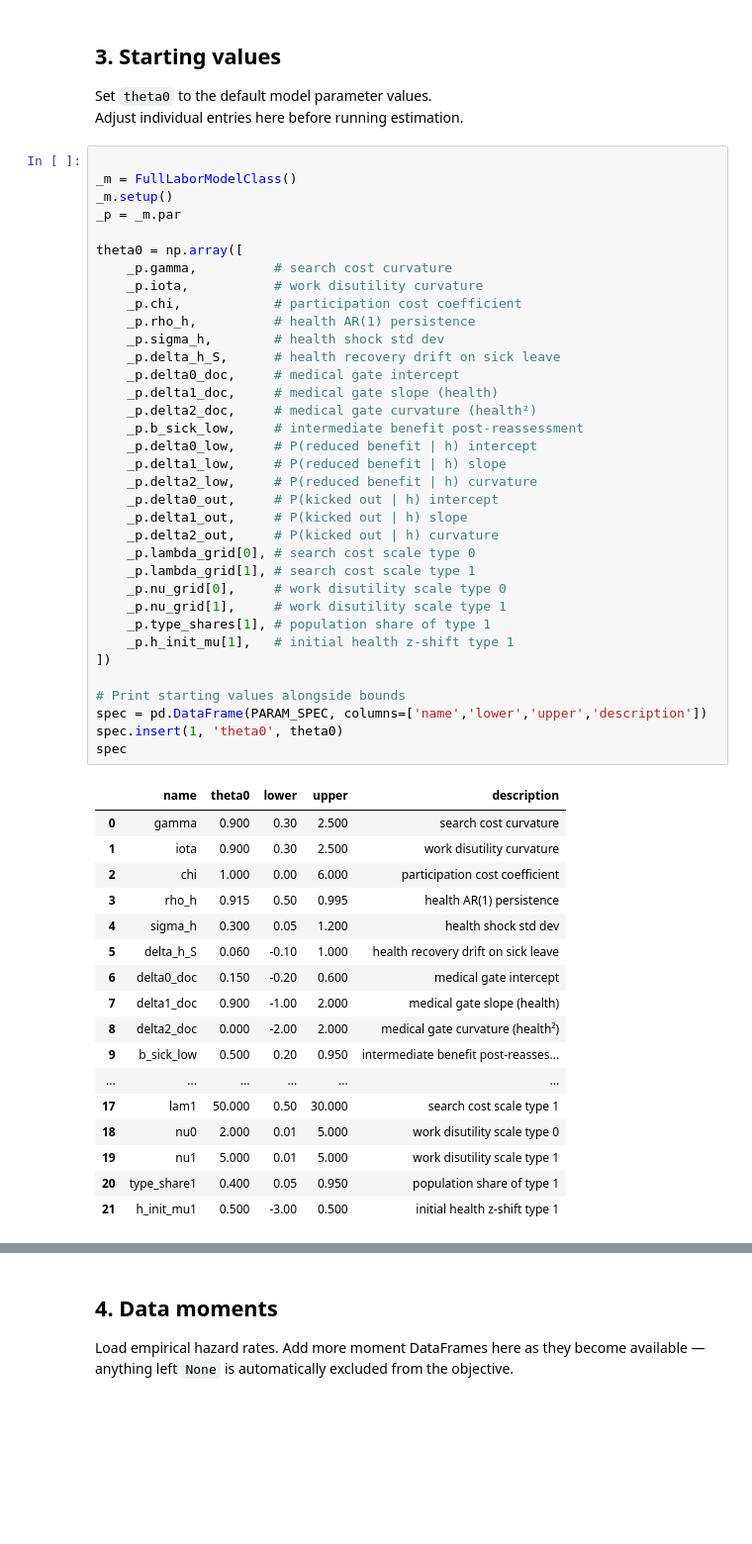
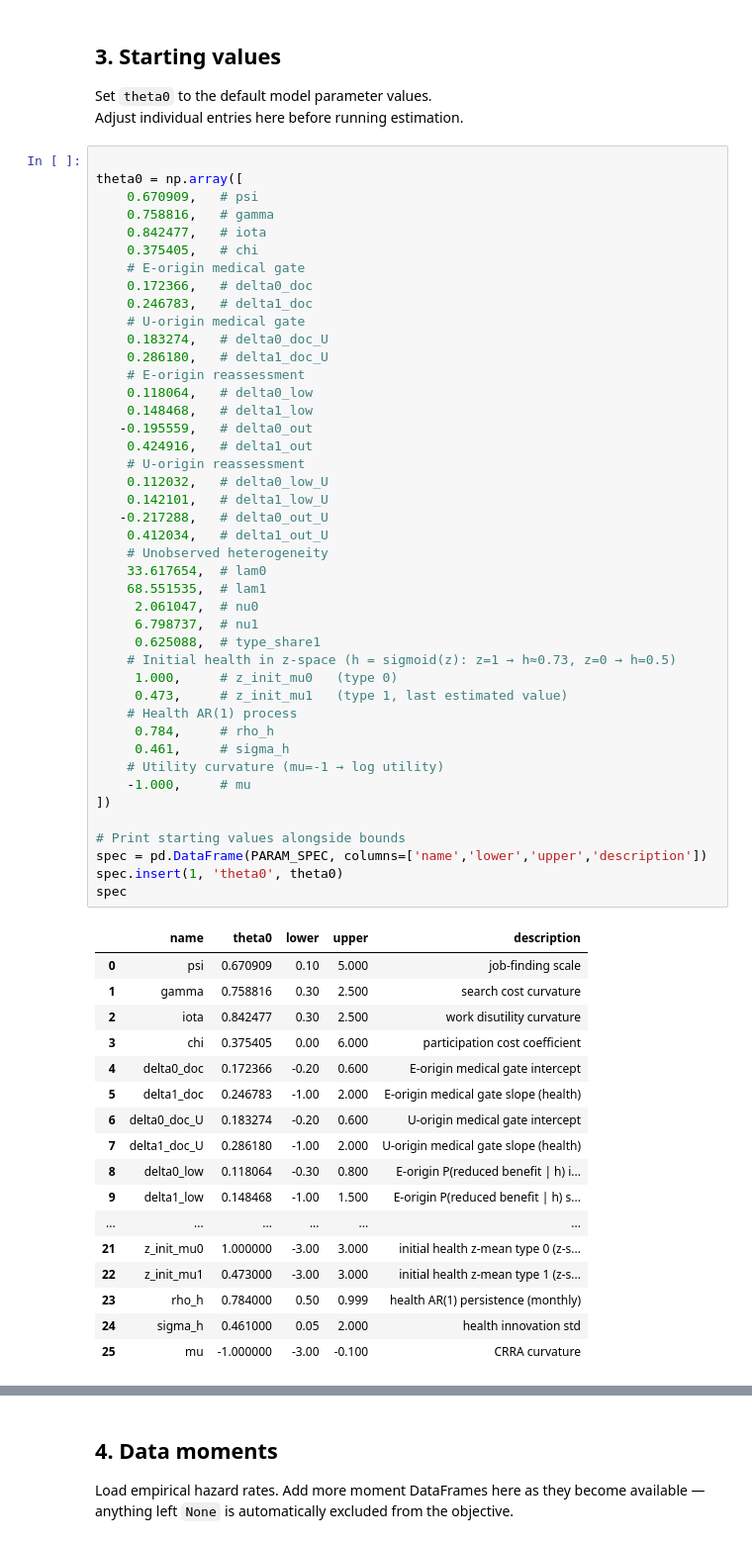
Before and after one commit to qrn838/speciale, a Jupyter notebook: Code/02. Estimation.ipynb, the cells around one changed output, grey strips where cells are left out. Shown at 99% size. Cells and saved outputs as stored; diff of their text form; blank space fills up the shorter version.

```diff
--- a/Code/02. Estimation.ipynb
+++ b/Code/02. Estimation.ipynb
@@ -65,54 +76,62 @@ Set `theta0` to the default model parameter values.
 Adjust individual entries here before running estimation.
 # %%
 
-_m = FullLaborModelClass()
-_m.setup()
-_p = _m.par
-
 theta0 = np.array([
-    _p.gamma,          # search cost curvature
-    _p.iota,           # work disutility curvature
-    _p.chi,            # participation cost coefficient
-    _p.rho_h,          # health AR(1) persistence
-    _p.sigma_h,        # health shock std dev
-    _p.delta_h_S,      # health recovery drift on sick leave
-    _p.delta0_doc,     # medical gate intercept
-    _p.delta1_doc,     # medical gate slope (health)
-    _p.delta2_doc,     # medical gate curvature (health²)
-    _p.b_sick_low,     # intermediate benefit post-reassessment
-    _p.delta0_low,     # P(reduced benefit | h) intercept
-    _p.delta1_low,     # P(reduced benefit | h) slope
-    _p.delta2_low,     # P(reduced benefit | h) curvature
-    _p.delta0_out,     # P(kicked out | h) intercept
-    _p.delta1_out,     # P(kicked out | h) slope
-    _p.delta2_out,     # P(kicked out | h) curvature
-    _p.lambda_grid[0], # search cost scale type 0
-    _p.lambda_grid[1], # search cost scale type 1
-    _p.nu_grid[0],     # work disutility scale type 0
-    _p.nu_grid[1],     # work disutility scale type 1
-    _p.type_shares[1], # population share of type 1
-    _p.h_init_mu[1],   # initial health z-shift type 1
+    0.670909,   # psi
+    0.758816,   # gamma
+    0.842477,   # iota
+    0.375405,   # chi
+    # E-origin medical gate
+    0.172366,   # delta0_doc
+    0.246783,   # delta1_doc
+    # U-origin medical gate
+    0.183274,   # delta0_doc_U
+    0.286180,   # delta1_doc_U
+    # E-origin reassessment
+    0.118064,   # delta0_low
+    0.148468,   # delta1_low
+   -0.195559,   # delta0_out
+    0.424916,   # delta1_out
+    # U-origin reassessment
+    0.112032,   # delta0_low_U
+    0.142101,   # delta1_low_U
+   -0.217288,   # delta0_out_U
+    0.412034,   # delta1_out_U
+    # Unobserved heterogeneity
+    33.617654,  # lam0
+    68.551535,  # lam1
+     2.061047,  # nu0
+     6.798737,  # nu1
+     0.625088,  # type_share1
+    # Initial health in z-space (h = sigmoid(z): z=1 → h≈0.73, z=0 → h=0.5)
+     1.000,     # z_init_mu0   (type 0)
+     0.473,     # z_init_mu1   (type 1, last estimated value)
+    # Health AR(1) process
+     0.784,     # rho_h
+     0.461,     # sigma_h
+    # Utility curvature (mu=-1 → log utility)
+    -1.000,     # mu
 ])
 
 # Print starting values alongside bounds
 spec = pd.DataFrame(PARAM_SPEC, columns=['name','lower','upper','description'])
 spec.insert(1, 'theta0', theta0)
 spec
 # %% [output]
 |  | name | theta0 | lower | upper | description |
-| 0 | gamma | 0.900 | 0.30 | 2.500 | search cost curvature |
-| 1 | iota | 0.900 | 0.30 | 2.500 | work disutility curvature |
-| 2 | chi | 1.000 | 0.00 | 6.000 | participation cost coefficient |
-| 3 | rho_h | 0.915 | 0.50 | 0.995 | health AR(1) persistence |
-| 4 | sigma_h | 0.300 | 0.05 | 1.200 | health shock std dev |
-| 5 | delta_h_S | 0.060 | -0.10 | 1.000 | health recovery drift on sick leave |
-| 6 | delta0_doc | 0.150 | -0.20 | 0.600 | medical gate intercept |
-| 7 | delta1_doc | 0.900 | -1.00 | 2.000 | medical gate slope (health) |
-| 8 | delta2_doc | 0.000 | -2.00 | 2.000 | medical gate curvature (health²) |
-| 9 | b_sick_low | 0.500 | 0.20 | 0.950 | intermediate benefit post-reasses... |
+| 0 | psi | 0.670909 | 0.10 | 5.000 | job-finding scale |
+| 1 | gamma | 0.758816 | 0.30 | 2.500 | search cost curvature |
+| 2 | iota | 0.842477 | 0.30 | 2.500 | work disutility curvature |
+| 3 | chi | 0.375405 | 0.00 | 6.000 | participation cost coefficient |
+| 4 | delta0_doc | 0.172366 | -0.20 | 0.600 | E-origin medical gate intercept |
+| 5 | delta1_doc | 0.246783 | -1.00 | 2.000 | E-origin medical gate slope (health) |
+| 6 | delta0_doc_U | 0.183274 | -0.20 | 0.600 | U-origin medical gate intercept |
+| 7 | delta1_doc_U | 0.286180 | -1.00 | 2.000 | U-origin medical gate slope (health) |
+| 8 | delta0_low | 0.118064 | -0.30 | 0.800 | E-origin P(reduced benefit | h) i... |
+| 9 | delta1_low | 0.148468 | -1.00 | 1.500 | E-origin P(reduced benefit | h) s... |
 | ... | ... | ... | ... | ... | ... |
-| 17 | lam1 | 50.000 | 0.50 | 30.000 | search cost scale type 1 |
-| 18 | nu0 | 2.000 | 0.01 | 5.000 | work disutility scale type 0 |
-| 19 | nu1 | 5.000 | 0.01 | 5.000 | work disutility scale type 1 |
-| 20 | type_share1 | 0.400 | 0.05 | 0.950 | population share of type 1 |
-| 21 | h_init_mu1 | 0.500 | -3.00 | 0.500 | initial health z-shift type 1 |
+| 21 | z_init_mu0 | 1.000000 | -3.00 | 3.000 | initial health z-mean type 0 (z-s... |
+| 22 | z_init_mu1 | 0.473000 | -3.00 | 3.000 | initial health z-mean type 1 (z-s... |
+| 23 | rho_h | 0.784000 | 0.50 | 0.999 | health AR(1) persistence (monthly) |
+| 24 | sigma_h | 0.461000 | 0.05 | 2.000 | health innovation std |
+| 25 | mu | -1.000000 | -3.00 | -0.100 | CRRA curvature |
```
Also changed, not shown: parts of 10 cells of this notebook, 19 other files.
